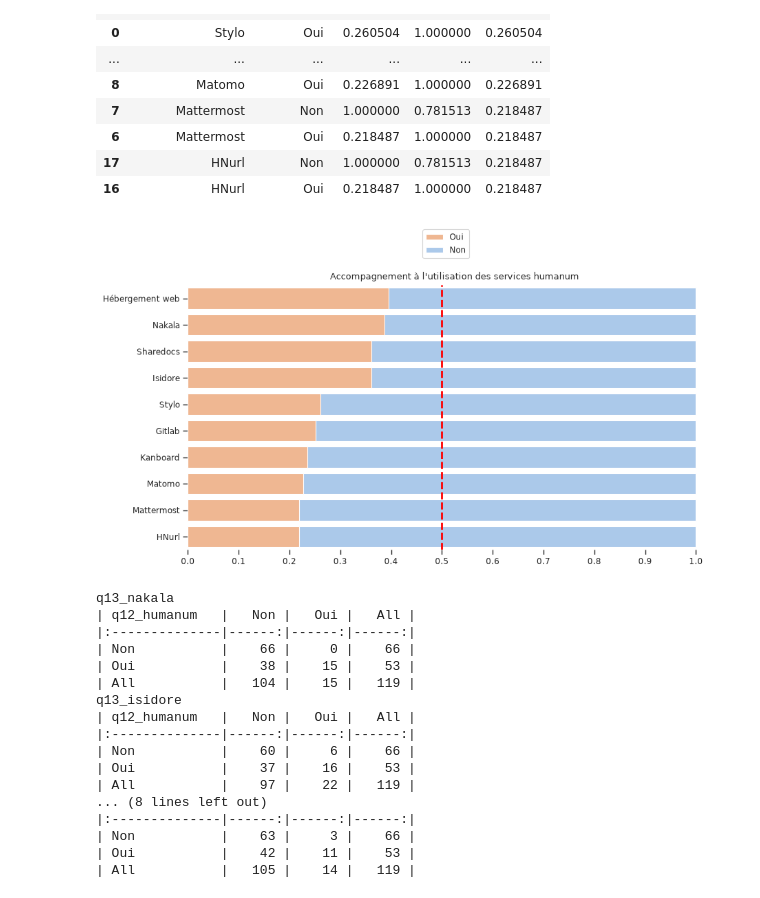
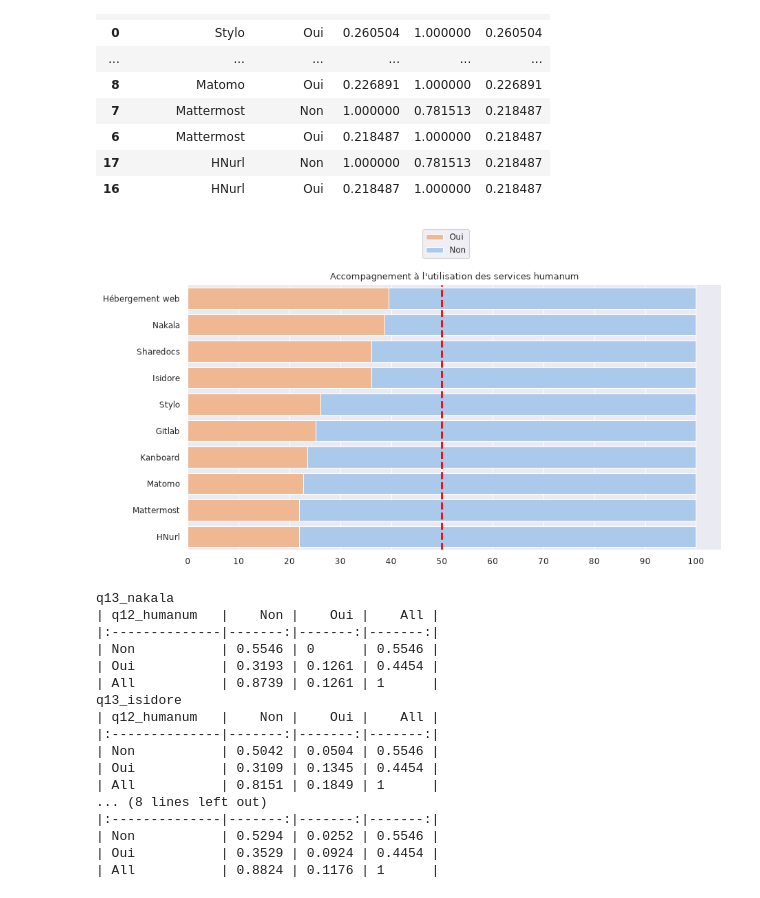
Before and after one commit to luneauaymeric/enquete_SO_p8, a Jupyter notebook: _build/jupyter_execute/script_analyse/stat_descriptive/Outils_humanum.ipynb, the cells around one changed output. Saved outputs shown, nothing was run; the diff lists cells and outputs as text; code cells hidden in the pictures.

```diff
--- a/_build/jupyter_execute/script_analyse/stat_descriptive/Outils_humanum.ipynb
+++ b/_build/jupyter_execute/script_analyse/stat_descriptive/Outils_humanum.ipynb
@@ -23,8 +23,8 @@ BUCKET_OUT = "aluneau"
 with fs.open(f"{BUCKET_OUT}/data_eP8/raw/anonymous_answer_2026-07-24.csv", "r") as file_in:
     df0 = pd.read_csv(file_in, sep =",")
 
-list_affil = pd.read_csv("../list_affiliation.csv", sep =",")
-df0 = df0.loc[~df0.q45_clé.isin(["9EAP-NB4B","QNYZ-3MH2"])].merge(list_affil, on = ["q45_clé", "q44_ufr_labo"], how = "left")
+#list_affil = pd.read_csv("../list_affiliation.csv", sep =",")
+df0 = df0.loc[~df0.q45_clé.isin(["9EAP-NB4B","QNYZ-3MH2"])]#.merge(list_affil, on = ["q45_clé", "q44_ufr_labo"], how = "left")
 # %%
 
 df_col = pd.read_csv("../../le_questionnaire/dico_variable.csv", sep = ",")
@@ -298,8 +289,8 @@ q14_ter
 | 4 | Matomo | Oui | 0.000000 | 1.000000 | 0.000000 |
 # %%
-fig, ax = plt.subplots(1,2, figsize=(10,5))
+fig, ax = plt.subplots(1,2, figsize=(10,8))
 
-sns.set_theme(style="ticks", context="paper",palette="pastel")
+sns.set_theme(context="paper",palette="pastel")
 
 
 for n, q_data in enumerate([q13_ter, q14_ter]):
@@ -310,8 +301,9 @@ for n, q_data in enumerate([q13_ter, q14_ter]):
 
     ax[n].yaxis.set_label_text("")
     ax[n].xaxis.set_label_text("")
-    ax[n].set_xticks(ticks = [x/10 for x in range(11)])
-    ax[n].axvline(x=0.5, color="red", linestyle="--", linewidth=2)
+    ax[n].set_xticks(ticks = [0,10,20,30,40,50,60,70,80,90,100])
+    #ax[n].set_xticks(ticks = [x/10 for x in range(11)])
+    ax[n].axvline(x=50, color="red", linestyle="--", linewidth=2)
     ax[n].set_title(titre.replace("<i>","(").replace("</i>",")"))
     #ax[n].legend(bbox_to_anchor=(1.05, 1), loc='upper left', borderaxespad=0.)
 
@@ -434,55 +426,59 @@ q15_ter
 | 6 | Mattermost | Oui | 0.218487 | 1.000000 | 0.218487 |
 | 17 | HNurl | Non | 1.000000 | 0.781513 | 0.218487 |
 | 16 | HNurl | Oui | 0.218487 | 1.000000 | 0.218487 |
+# %%
+
+q15_ter["cum_sum"] = q15_ter["cum_sum"]*100
 # %%
 fig, ax = plt.subplots(1, figsize=(10,5))
 
-sns.set_theme(style="ticks", context="paper",palette="pastel")
+sns.set_theme(context="paper",palette="pastel")
 
 
 g = sns.barplot(x="cum_sum", y="name_tool", data= q15_ter, hue="used_tool", dodge = False, ax=ax)
 
 titre = f"Accompagnement à l'utilisation des services humanum"
 
 
 ax.yaxis.set_label_text("")
 ax.xaxis.set_label_text("")
-ax.set_xticks(ticks = [x/10 for x in range(11)])
-ax.axvline(x=0.5, color="red", linestyle="--", linewidth=2)
+ax.set_xticks(ticks = [0,10,20,30,40,50,60,70,80,90,100])
+    #ax[n].set_xticks(ticks = [x/10 for x in range(11)])
+ax.axvline(x=50, color="red", linestyle="--", linewidth=2)
 ax.set_title(titre.replace("<i>","(").replace("</i>",")"))
 #ax[n].legend(bbox_to_anchor=(1.05, 1), loc='upper left', borderaxespad=0.)
 
 
 sns.despine(left=True, bottom=True)
 ax.legend_.remove()
 
 order = [1,0]
 handles, labels = ax.get_legend_handles_labels()
 fig.legend([handles[idx] for idx in order],[labels[idx] for idx in order], loc='center', bbox_to_anchor=(0.5, 1))
 
 plt.savefig(f"./viz/q15_help_outil_humanum.png", bbox_inches='tight', dpi = 300)
 # %% [output]
-[figure, old version]
+[figure, new version]
 # %%
 for col in df_col.label.loc[(df_col.label.str.contains("q13_"))&(df_col.type=="booléen")]:
     print(col)
-    print(pd.crosstab(df0.q12_humanum, df0[col], normalize=False, margins=True).to_markdown())
+    print(pd.crosstab(df0.q12_humanum, df0[col], normalize="all", margins=True).round(decimals=4).to_markdown())
 # %% [output]
 q13_nakala
-| q12_humanum   |   Non |   Oui |   All |
-|:--------------|------:|------:|------:|
-| Non           |    66 |     0 |    66 |
-| Oui           |    38 |    15 |    53 |
-| All           |   104 |    15 |   119 |
+| q12_humanum   |    Non |    Oui |    All |
+|:--------------|-------:|-------:|-------:|
+| Non           | 0.5546 | 0      | 0.5546 |
+| Oui           | 0.3193 | 0.1261 | 0.4454 |
+| All           | 0.8739 | 0.1261 | 1      |
 q13_isidore
-| q12_humanum   |   Non |   Oui |   All |
-|:--------------|------:|------:|------:|
-| Non           |    60 |     6 |    66 |
-| Oui           |    37 |    16 |    53 |
-| All           |    97 |    22 |   119 |
+| q12_humanum   |    Non |    Oui |    All |
+|:--------------|-------:|-------:|-------:|
+| Non           | 0.5042 | 0.0504 | 0.5546 |
+| Oui           | 0.3109 | 0.1345 | 0.4454 |
+| All           | 0.8151 | 0.1849 | 1      |
 ... (8 lines left out)
-|:--------------|------:|------:|------:|
-| Non           |    63 |     3 |    66 |
-| Oui           |    42 |    11 |    53 |
-| All           |   105 |    14 |   119 |
+|:--------------|-------:|-------:|-------:|
+| Non           | 0.5294 | 0.0252 | 0.5546 |
+| Oui           | 0.3529 | 0.0924 | 0.4454 |
+| All           | 0.8824 | 0.1176 | 1      |
 # %% [markdown]
```
Also changed, not shown: parts of 8 cells of this notebook, 41 other files.
